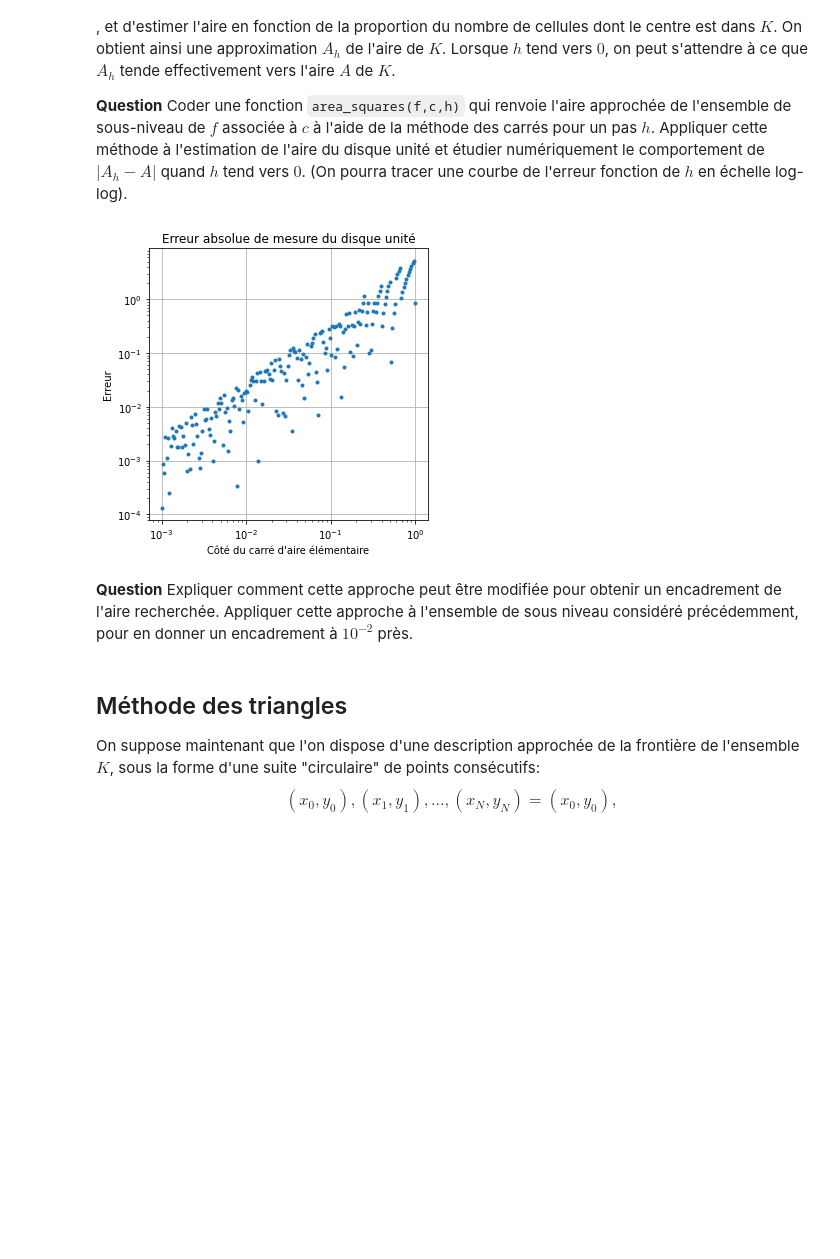
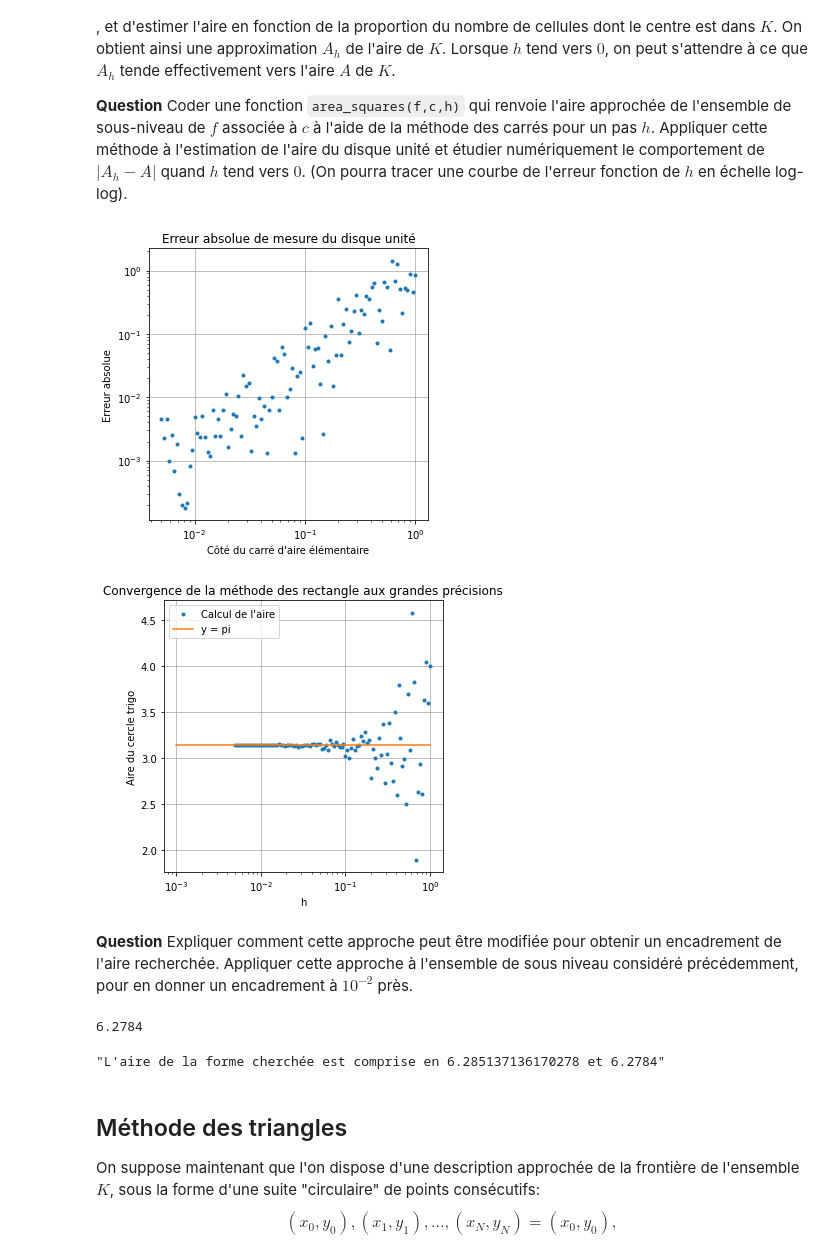
Before and after one commit to valvid01/Projet_numerique_DESVIGNES_VIDAL, a Jupyter notebook: Projet numérique - Calcul différentiel.ipynb, the cells around one changed output. Saved outputs shown, nothing was run; the diff lists cells and outputs as text; code cells hidden in the pictures; blank space fills up the shorter version.

```diff
--- a/Projet numérique - Calcul différentiel.ipynb
+++ b/Projet numérique - Calcul différentiel.ipynb
@@ -176,7 +176,7 @@ eps=0.001
 # %% [markdown]
 **Question** Implémenter la fonction `Newton` en complétant le canevas ci-dessous
 # %%
-def Newton(F, x0, y0, ep = eps, N = N):
+def Newton(F, x0, y0, eps = eps, N = N):
     """
     Applique la méthode de Newton pour chercher les solutions de F(x,y) = 0 où F est une fonction de R² dans R².
     La position des points est donnée à eps près, et la relation de récurrence est appliquée au plus N fois.
@@ -211,7 +260,7 @@ Newton(F1, 0.8, 0.8)
 
 **Question** Comment, en partant d'un point de référence $(x_0, y_0)$ tel que $f(x_0, y_0)=c$, peut-on générer avec la méthode de Newton un point $(x_1, y_1)$ également tel que $f(x_1, y_1) = c$, mais à une distance $\delta > 0$ de $(x_0, y_0)$ et qui soit "à droite" quand on est en $(x_0, y_0)$ et qu'on regarde dans la direction de $\nabla f(x_0, y_0)$ ? Implémenter la fonction `level_curve` qui répète ce procédé $N-1$ fois et renvoie un tableau NumPy de taille $2 \times N$ contenant les coordonnées des points correspondants.
 # %%
-def level_curve(fct, x0, y0, delta = 0.03, N = 110, eps = eps):
+def level_curve(fct, x0, y0, delta = 0.02, N = 1000, eps = eps):
     """
     Renvoie une suite de point correspondant à une ligne brisée, approximation de la courbe de niveau f(x,y) = 0.
     La distance entre deux points successifs vaut delta, et la précision sur chaque point vaut eps.
@@ -290,23 +360,20 @@ Une première approche grossière, sans utiliser la description de la frontière
 
 **Question**  Coder une fonction `area_squares(f,c,h)` qui renvoie l'aire approchée de l'ensemble de sous-niveau de $f$ associée à $c$ à l'aide de la méthode des carrés pour un pas $h$. Appliquer cette méthode à l'estimation  de l'aire du disque unité et étudier numériquement le comportement de  $|A_h - A|$ quand $h$ tend vers $0$. (On pourra tracer une courbe de l'erreur fonction de $h$ en échelle log-log).
 # %%
-def area_squares(f, c, h):
+def area_squares(f, c, h = 0.01):
     """
     Calcule l'aire d'une forme définie par f(x,y) <= c par la méthode des carrés.
-    R² est représenté par un maillage de carré élémentaire. Le résultat est la somme des aires des carrés élémentaires
-    à l'intérieur de la forme.
-    La fonction ne fonctionne que pour un ensemble borné.
+    R² est restreint à un carré de côté arbitrairement fixé à 10 centré en (0, 0) divisé en
+    un maillage de carré élémentaire. Le résultat est la somme des aires des carrés élémentaires
+    dont le centre (x, y) vérifie f(x, y) <= c
     """
+    N = int(10/h)
 
-    F = lambda x, y : f(x, y)-c
-    forme = level_curve_ss_boucle(F,0.0,0.1)
-
-    #Nombre N de carrés de côté h qu'on peut rentrer dans le grand carré
-    N = int(np.ceil(max(np.max(forme[0])-np.min(forme[0]), np.max(forme[1])-np.min(forme[1]))/h))
-    xmin, xmax, ymin, ymax = np.min(forme[0]), np.max(forme[0]), np.min(forme[1]), np.max(forme[1])
-
-    #La ligne suivante n'est pas du tout optimisée, il faudrait trouver un autre moyen de représenter le maillage des centres des carrés élémentaires
-    carre = np.linspace((np.linspace((xmin+h/2, ymax-h/2), (xmax-h/2, ymax-h/2), N)), (np.linspace((xmin+h/2, ymin+h/2), (xmax-h/2, ymin+h/2), N)), N)
+    carre = np.linspace(
+        (np.linspace((-5+h/2, 5-h/2), (5-h/2, 5-h/2), N)),
+        (np.linspace((-5+h/2, -5+h/2), (5-h/2, -5+h/2), N)),
+        N
+    )
 
     nb_cell = 0
 
@@ -318,9 +385,9 @@ def area_squares(f, c, h):
 
     return(nb_cell*h**2)
 # %%
-#Constrcution du tableau des valeurs de précision du maillage de R², en échelle log
+#Construction du tableau des valeurs de précision du maillage de R², en échelle log
 
-H = np.linspace(np.log(0.001), 0, 200)
+H = np.linspace(np.log(0.005), 0, 100)
 H = np.exp(H)
 A = np.full(len(H), np.pi)
 
@@ -339,16 +406,26 @@ Erreur = np.abs(np.pi-Valeur)
 # %%
 #Affichage du résultat en échelle log/log
 
 plt.plot(H, Erreur, '.')
 plt.xscale('log')
 plt.yscale('log')
-plt.ylabel('Erreur')
+plt.ylabel('Erreur absolue')
 plt.xlabel("Côté du carré d'aire élémentaire")
 plt.title('Erreur absolue de mesure du disque unité')
 plt.grid()
 plt.show()
+plt.plot(H, Valeur, '.', label = "Calcul de l'aire")
+plt.plot(Delta, np.full(np.shape(Delta), np.pi), label = 'y = pi')
+plt.xlabel('h')
+plt.ylabel("Aire du cercle trigo")
+plt.legend()
+plt.xscale('log')
+plt.title('Convergence de la méthode des rectangle aux grandes précisions')
+plt.grid()
+plt.show()
 # %% [output]
-[figure, old version]
+[figure, new version]
+[figure, added]
 # %% [markdown]
 **Question**  Expliquer comment cette approche peut être modifiée pour obtenir un encadrement de l'aire recherchée.
 Appliquer cette approche à l'ensemble de sous niveau considéré précédemment, pour en donner un encadrement à $10^{-2}$ près.
@@ -355,3 +446,8 @@ Appliquer cette approche à l'ensemble de sous niveau considéré précédemment
+# %%
+encadrement(cercle, 2)
+# %% [output]
+6.2784
+"L'aire de la forme cherchée est comprise en 6.285137136170278 et 6.2784"
 # %% [markdown]
 ## Méthode des triangles
 On suppose maintenant que l'on dispose d'une description approchée de la frontière de l'ensemble $K$, sous la forme d'une suite "circulaire"  de points consécutifs:
```
Also changed, not shown: parts of 18 cells of this notebook.
